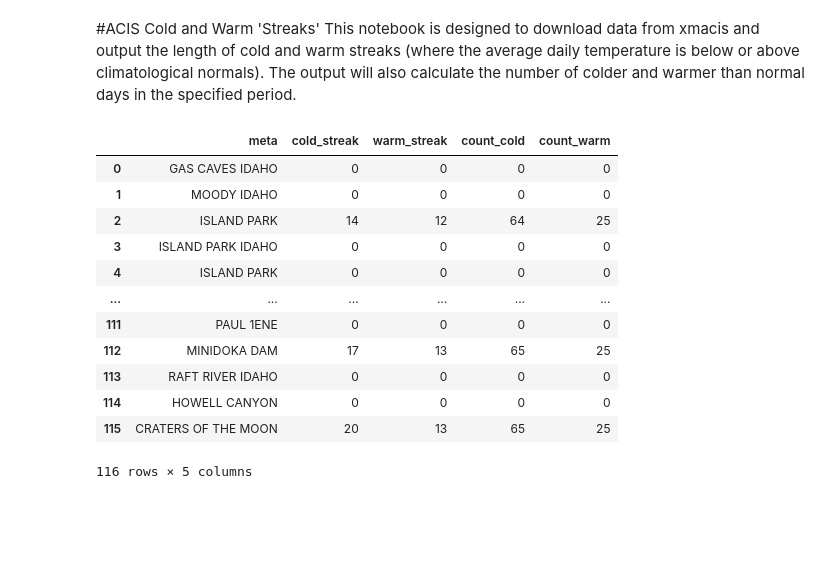
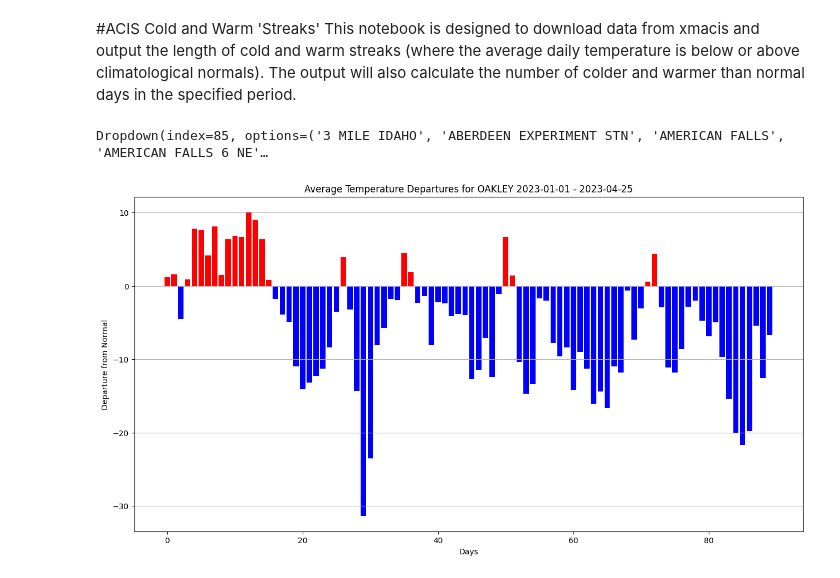
Before and after one commit to WxAnalyst/Colab-Projects, a Jupyter notebook: Temperature_Streaks.ipynb, the cells around one changed output. Drawn from its saved outputs; the diff is of its cells as text; code cells hidden in the pictures; blank space fills up the shorter version.

Commit message:
Added site "picker" and split colors on bar graph.

```diff
--- a/Temperature_Streaks.ipynb
+++ b/Temperature_Streaks.ipynb
@@ -13,7 +6,14 @@ import numpy as np
 # %%
+!pip install siphon
+from siphon.simplewebservice.acis import acis_request
+import pandas as pd
+import numpy as np
+import matplotlib.pyplot as plt
+import ipywidgets as widgets
+
 cwa = "PIH" #@param {type:"string"}
 start_date = '2023-01-01' #@param {type:"date"}
-end_date = '2023-03-31'   #@param {type:"date"}
+end_date = '2023-04-25'   #@param {type:"date"}
 params = {"cwa": cwa, #"PIH",
           "elems":
             [{"name": "avgt",
@@ -28,7 +28,7 @@ ds = acis_request("MultiStnData", params)
 dj = pd.DataFrame(ds['data'])
 dj['meta'] = dj['meta'].apply(lambda x: x['name'])
 for i in range(0, len(dj.data)):
-  dj.data[i] = [item for sublist in dj.data[i] for item in sublist]
+   dj.data[i] = [item for sublist in dj.data[i] for item in sublist]
 
 # Gather the longest streaks of warmer than and colder than normal temperatures
 cold_streak = []
@@ -76,3 +76,16 @@ dj['cold_streak'] = cold_streak
 dj['warm_streak'] = warm_streak
 dj['count_cold'] = countCold
 dj['count_warm'] = countWarm
+
+def replace_m_with_nan(lst):
+  # Set missing 'M' values to nan
+  return [np.nan if x == 'M' else x for x in lst]
+
+dj.data = dj.data.apply(replace_m_with_nan)
+table = dj[['meta', 'cold_streak','warm_streak','count_cold','count_warm']].copy()
+
+site_list = dj.sort_values('meta')
+picker = widgets.Dropdown(options = site_list.meta, value = "POCATELLO REGIONAL AIRPORT")
+picker
+# %% [output]
+Dropdown(index=85, options=('3 MILE IDAHO', 'ABERDEEN EXPERIMENT STN', 'AMERICAN FALLS', 'AMERICAN FALLS 6 NE'…
@@ -81,16 +92,19 @@ table = dj[['meta', 'cold_streak','warm_streak','count_cold','count_warm']].copy
-# %%
-table
-# %% [output]
-|  | meta | cold_streak | warm_streak | count_cold | count_warm |
-| 0 | GAS CAVES IDAHO | 0 | 0 | 0 | 0 |
-| 1 | MOODY IDAHO | 0 | 0 | 0 | 0 |
-| 2 | ISLAND PARK | 14 | 12 | 64 | 25 |
-| 3 | ISLAND PARK IDAHO | 0 | 0 | 0 | 0 |
-| 4 | ISLAND PARK | 0 | 0 | 0 | 0 |
-| ... | ... | ... | ... | ... | ... |
-| 111 | PAUL 1ENE | 0 | 0 | 0 | 0 |
-| 112 | MINIDOKA DAM | 17 | 13 | 65 | 25 |
-| 113 | RAFT RIVER IDAHO | 0 | 0 | 0 | 0 |
-| 114 | HOWELL CANYON | 0 | 0 | 0 | 0 |
-| 115 | CRATERS OF THE MOON | 20 | 13 | 65 | 25 |
-116 rows × 5 columns
+# %%
+data_list = list(site_list.query('meta == @picker.value')['data'] )
+
+fig = plt.figure(figsize = (12,6))
+ax = fig.add_axes([-20,20,1,1])
+data = [float(x) for x in data_list[0]]
+x_axis = range(0, len(data))
+y_axis = data
+colors = ['r' if d >= 0 else 'blue' for d in data]
+
+
+ax.bar(x_axis, y_axis, color = colors)
+ax.set_title("Average Temperature Departures for " + picker.value + " "+ start_date + " - " + end_date)
+ax.set_ylabel('Departure from Normal')
+ax.set_xlabel("Days")
+ax.grid(axis = 'y')
+fig.show()
+# %% [output]
+[figure, added]
```
Also changed, not shown: parts of 3 cells of this notebook.
